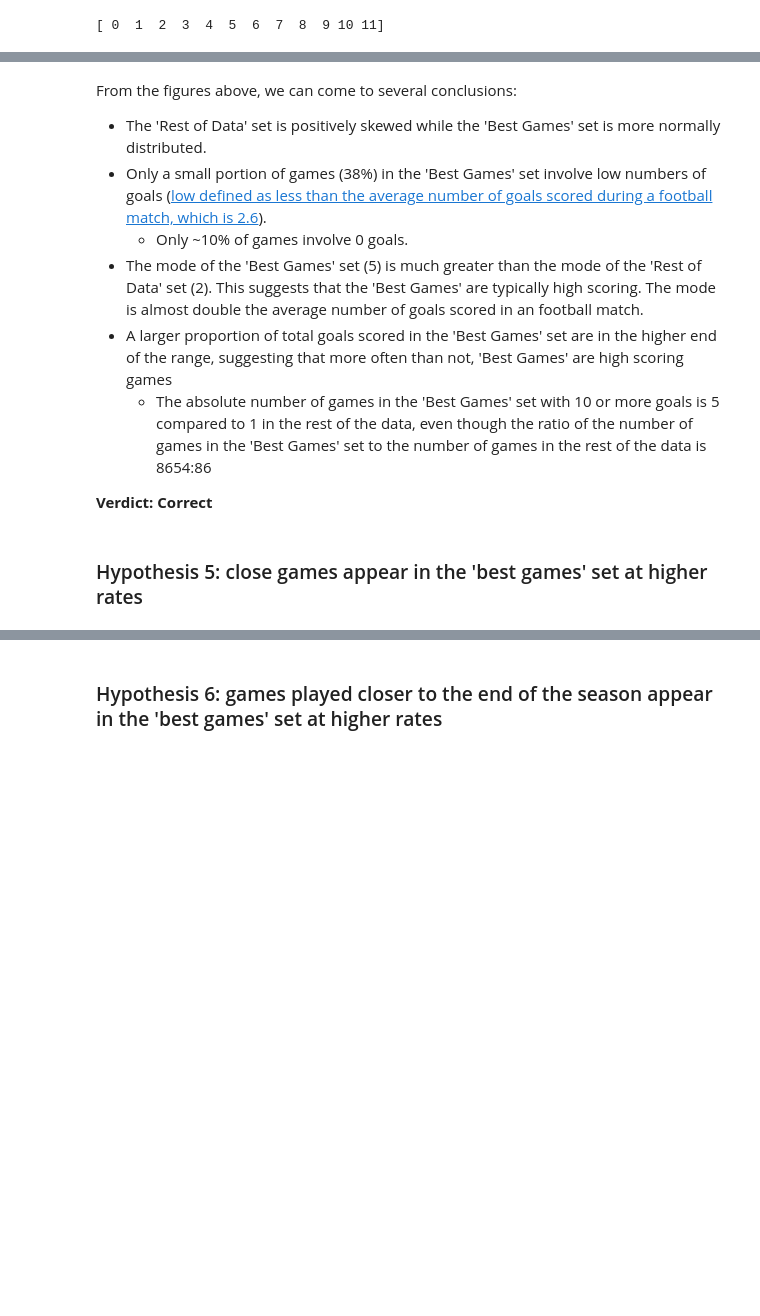
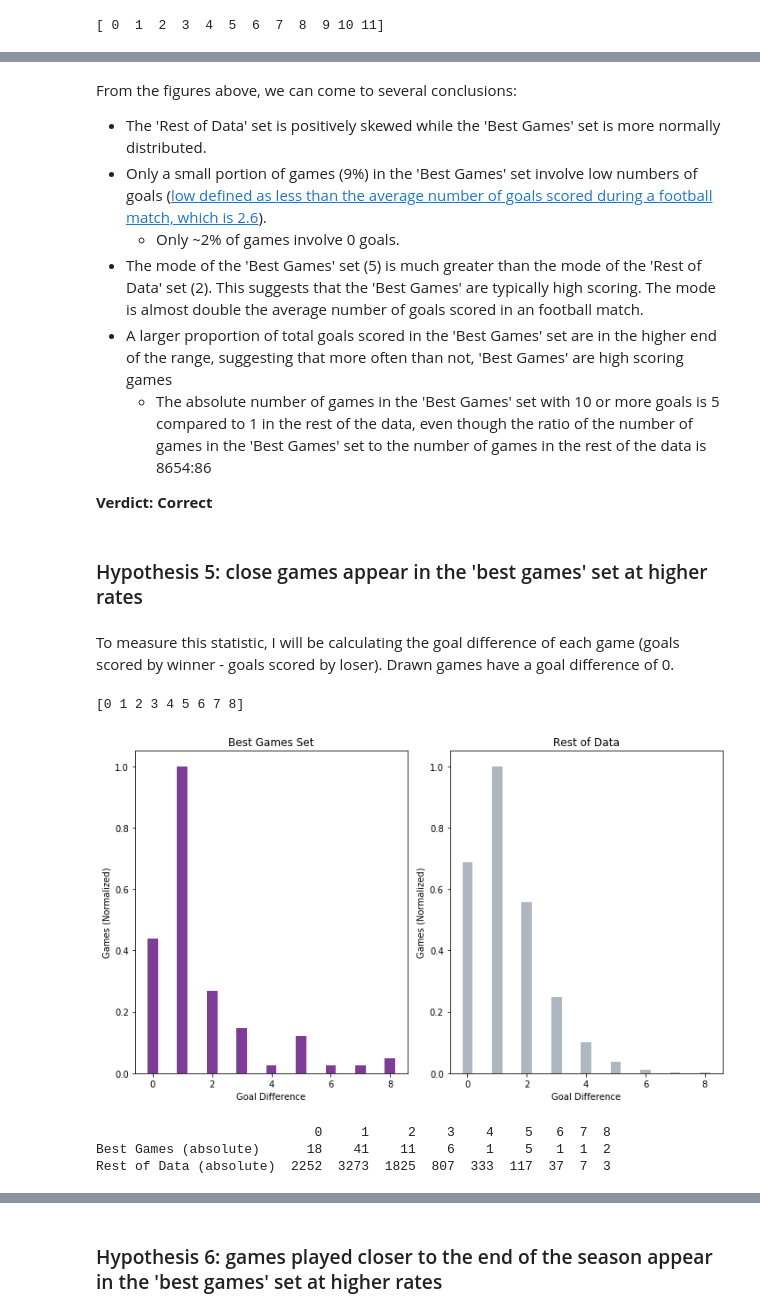
Before and after one commit to ryanwonghc/Premier-League-Game-Classifier, a Jupyter notebook: Data Cleaning and Exploration.ipynb, the cells around one changed output, grey strips where cells are left out. Cells and saved outputs as stored; diff of their text form; code cells hidden in the pictures; blank space fills up the shorter version.

```diff
--- a/Data Cleaning and Exploration.ipynb
+++ b/Data Cleaning and Exploration.ipynb
@@ -500,8 +492,8 @@ Rest of Data (percentage)   0.020653   0.005283  0.000480  0.000000
 # %% [markdown]
 From the figures above, we can come to several conclusions:
 - The 'Rest of Data' set is positively skewed while the 'Best Games' set is more normally distributed.
-- Only a small portion of games (38%) in the 'Best Games' set involve low numbers of goals ([low defined as less than the average number of goals scored during a football match, which is 2.6](https://www.statista.com/statistics/269031/goals-scored-per-game-at-the-fifa-world-cup-since-1930/#:~:text=FIFA%20soccer%20World%20Cup%3A%20Average,scored%20per%20games%201930%2D2018&text=At%20the%20latest%20World%20Cup,of%202.6%20goals%20per%20game.)).
-    - Only ~10% of games involve 0 goals.
+- Only a small portion of games (9%) in the 'Best Games' set involve low numbers of goals ([low defined as less than the average number of goals scored during a football match, which is 2.6](https://www.statista.com/statistics/269031/goals-scored-per-game-at-the-fifa-world-cup-since-1930/#:~:text=FIFA%20soccer%20World%20Cup%3A%20Average,scored%20per%20games%201930%2D2018&text=At%20the%20latest%20World%20Cup,of%202.6%20goals%20per%20game.)).
+    - Only ~2% of games involve 0 goals.
 - The mode of the 'Best Games' set (5) is much greater than the mode of the 'Rest of Data' set (2). This suggests that the 'Best Games' are typically high scoring. The mode is almost double the average number of goals scored in an football match.
 - A larger proportion of total goals scored in the 'Best Games' set are in the higher end of the range, suggesting that more often than not, 'Best Games' are high scoring games
     - The absolute number of games in the 'Best Games' set with 10 or more goals is 5 compared to 1 in the rest of the data, even though the ratio of the number of games in the 'Best Games' set to the number of games in the rest of the data is 8654:86
@@ -513,0 +504,62 @@ From the figures above, we can come to several conclusions:
+# %% [markdown]
+To measure this statistic, I will be calculating the goal difference of each game (goals scored by winner - goals scored by loser). Drawn games have a goal difference of 0.
+# %%
+goal_diff = []
+
+for index, row in df.iterrows():
+    diff = abs(int(row['FTHG']) - int(row['FTAG']))
+    goal_diff.append(diff)
+
+df['Goal Difference'] = goal_diff
+# %%
+unique_goal_diff = df['Goal Difference'].unique()
+unique_goal_diff.sort()
+print(unique_goal_diff)
+# %% [output]
+[0 1 2 3 4 5 6 7 8]
+# %%
+N = 9
+best = [None] * 9
+rest = [None] * 9
+
+target_best = df['Best Game'] == 1
+best_set = df[target_best]
+best_set_list = best_set['Goal Difference'].values.tolist()
+target_rest = df['Best Game'] == 0
+rest_set = df[target_rest]
+rest_set_list = rest_set['Goal Difference'].values.tolist()
+
+for x in range(9):
+    best[x] = best_set_list.count(x)
+    rest[x] = rest_set_list.count(x)
+
+max_best = max(best)
+max_rest = max(rest)
+
+best_norm = [x/max_best for x in best]
+rest_norm = [x/max_rest for x in rest]
+
+ind = np.arange(N)
+width = 0.35
+fig, axes = plt.subplots(nrows=1, ncols=2, figsize=(10, 6))
+axes[0].bar(ind, best_norm, width, color='#7D3C98')
+axes[0].set_title("Best Games Set")
+axes[0].set_ylabel('Games (Normalized)')
+axes[0].set_xlabel('Goal Difference')
+axes[1].bar(ind, rest_norm, width, color='#AEB6BF')
+axes[1].set_title("Rest of Data")
+axes[1].set_ylabel('Games (Normalized)')
+axes[1].set_xlabel('Goal Difference')
+fig.tight_layout()
+
+plt.show()
+
+combined = [best, rest]
+results = pd.DataFrame(columns=unique_goal_diff, data=combined)
+results.index = ['Best Games (absolute)', 'Rest of Data (absolute)']
+print(results)
+# %% [output]
+[figure, added]
+                            0     1     2    3    4    5   6  7  8
+Best Games (absolute)      18    41    11    6    1    5   1  1  2
+Rest of Data (absolute)  2252  3273  1825  807  333  117  37  7  3
```
Also changed, not shown: parts of 11 cells of this notebook, 10 other files.
